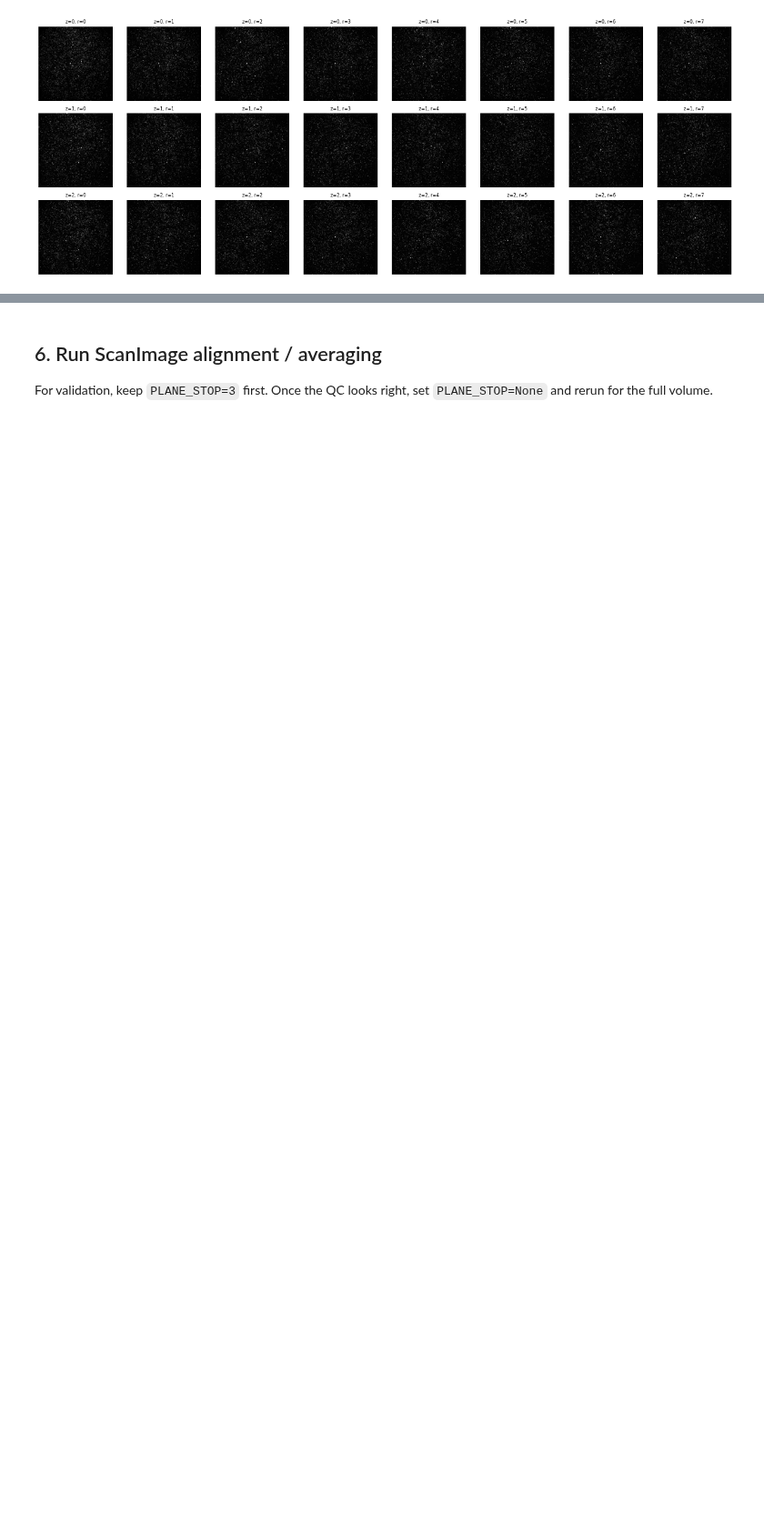
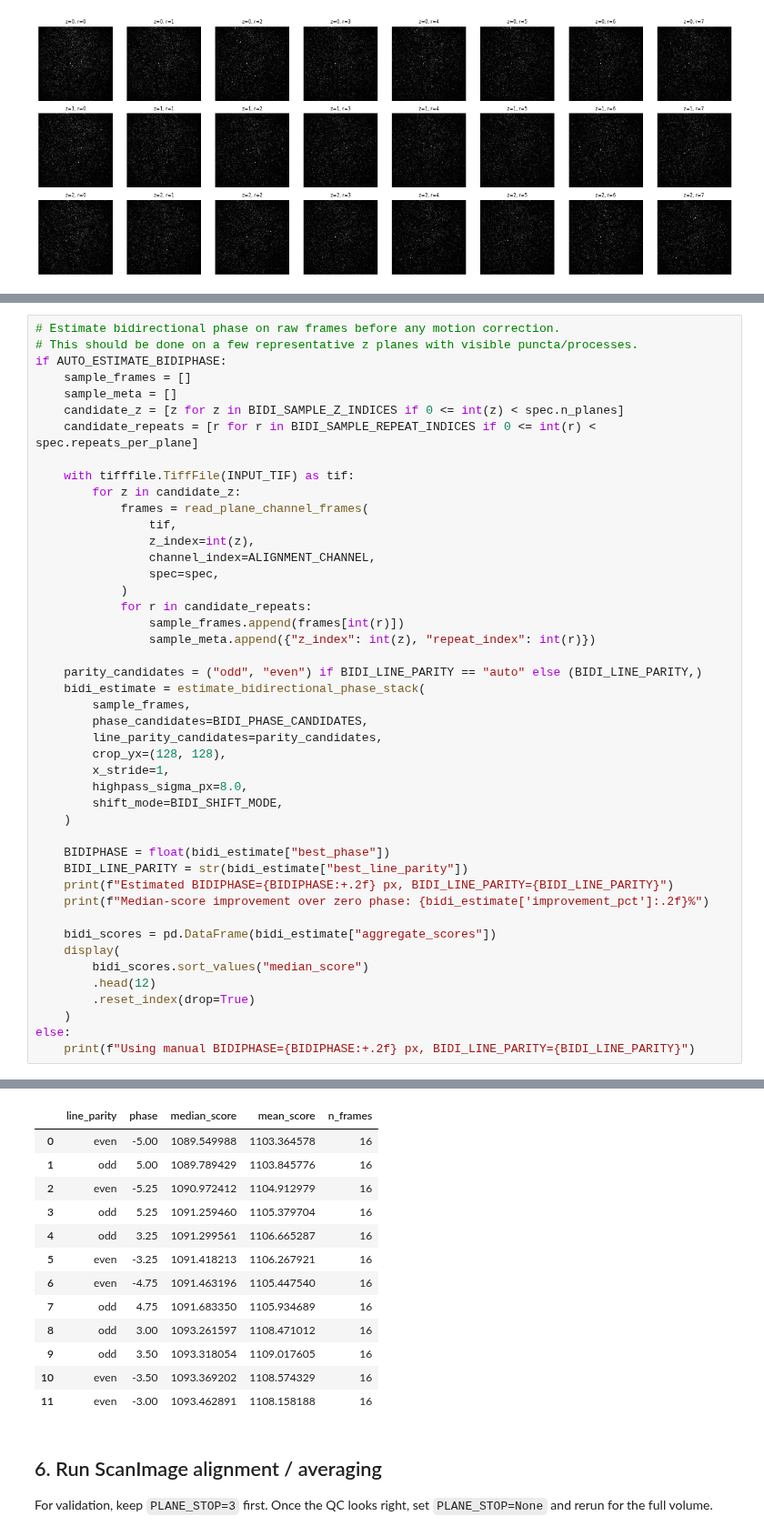
Before and after one commit to AMShelton/slap2-volume-alignment, a Jupyter notebook: notebooks/image_alignment/ScanImage/ScanImage_Alignment_QC.ipynb, the cells around one changed output, grey strips where cells are left out. Shown at 91% size. Cells and saved outputs as stored; diff of their text form; blank space fills up the shorter version.

```diff
--- a/notebooks/image_alignment/ScanImage/ScanImage_Alignment_QC.ipynb
+++ b/notebooks/image_alignment/ScanImage/ScanImage_Alignment_QC.ipynb
@@ -295,0 +310,46 @@ plt.show()
+# %%
+# Estimate bidirectional phase on raw frames before any motion correction.
+# This should be done on a few representative z planes with visible puncta/processes.
+if AUTO_ESTIMATE_BIDIPHASE:
+    sample_frames = []
+    sample_meta = []
+    candidate_z = [z for z in BIDI_SAMPLE_Z_INDICES if 0 <= int(z) < spec.n_planes]
+    candidate_repeats = [r for r in BIDI_SAMPLE_REPEAT_INDICES if 0 <= int(r) < spec.repeats_per_plane]
+
+    with tifffile.TiffFile(INPUT_TIF) as tif:
+        for z in candidate_z:
+            frames = read_plane_channel_frames(
+                tif,
+                z_index=int(z),
+                channel_index=ALIGNMENT_CHANNEL,
+                spec=spec,
+            )
+            for r in candidate_repeats:
+                sample_frames.append(frames[int(r)])
+                sample_meta.append({"z_index": int(z), "repeat_index": int(r)})
+
+    parity_candidates = ("odd", "even") if BIDI_LINE_PARITY == "auto" else (BIDI_LINE_PARITY,)
+    bidi_estimate = estimate_bidirectional_phase_stack(
+        sample_frames,
+        phase_candidates=BIDI_PHASE_CANDIDATES,
+        line_parity_candidates=parity_candidates,
+        crop_yx=(128, 128),
+        x_stride=1,
+        highpass_sigma_px=8.0,
+        shift_mode=BIDI_SHIFT_MODE,
+    )
+
+    BIDIPHASE = float(bidi_estimate["best_phase"])
+    BIDI_LINE_PARITY = str(bidi_estimate["best_line_parity"])
+    print(f"Estimated BIDIPHASE={BIDIPHASE:+.2f} px, BIDI_LINE_PARITY={BIDI_LINE_PARITY}")
+    print(f"Median-score improvement over zero phase: {bidi_estimate['improvement_pct']:.2f}%")
+
+    bidi_scores = pd.DataFrame(bidi_estimate["aggregate_scores"])
+    display(
+        bidi_scores.sort_values("median_score")
+        .head(12)
+        .reset_index(drop=True)
+    )
+else:
+    print(f"Using manual BIDIPHASE={BIDIPHASE:+.2f} px, BIDI_LINE_PARITY={BIDI_LINE_PARITY}")
+# %% [output]
@@ -296,3 +358,16 @@ plt.show()
+|  | line_parity | phase | median_score | mean_score | n_frames |
+| 0 | even | -5.00 | 1089.549988 | 1103.364578 | 16 |
+| 1 | odd | 5.00 | 1089.789429 | 1103.845776 | 16 |
+| 2 | even | -5.25 | 1090.972412 | 1104.912979 | 16 |
+| 3 | odd | 5.25 | 1091.259460 | 1105.379704 | 16 |
+| 4 | odd | 3.25 | 1091.299561 | 1106.665287 | 16 |
+| 5 | even | -3.25 | 1091.418213 | 1106.267921 | 16 |
+| 6 | even | -4.75 | 1091.463196 | 1105.447540 | 16 |
+| 7 | odd | 4.75 | 1091.683350 | 1105.934689 | 16 |
+| 8 | odd | 3.00 | 1093.261597 | 1108.471012 | 16 |
+| 9 | odd | 3.50 | 1093.318054 | 1109.017605 | 16 |
+| 10 | even | -3.50 | 1093.369202 | 1108.574329 | 16 |
+| 11 | even | -3.00 | 1093.462891 | 1108.158188 | 16 |
 # %% [markdown]
 ## 6. Run ScanImage alignment / averaging
 
```
Also changed, not shown: parts of 21 cells of this notebook, 6 other files.
